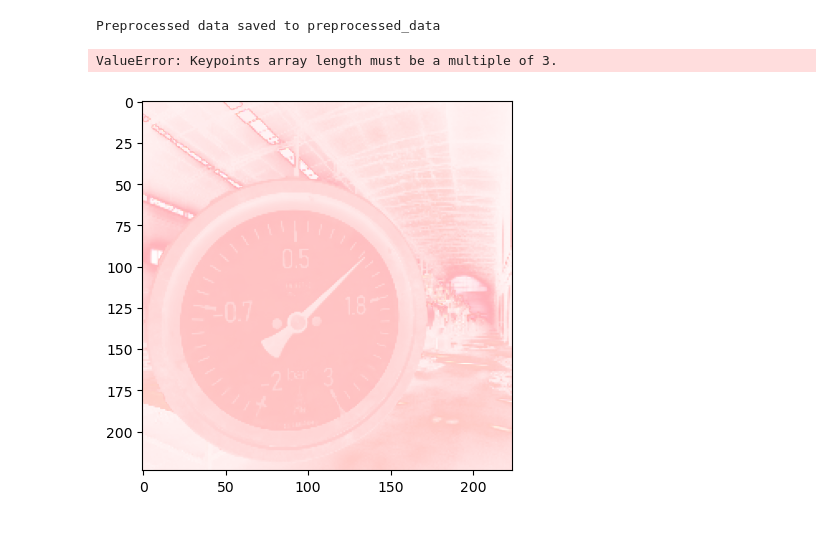
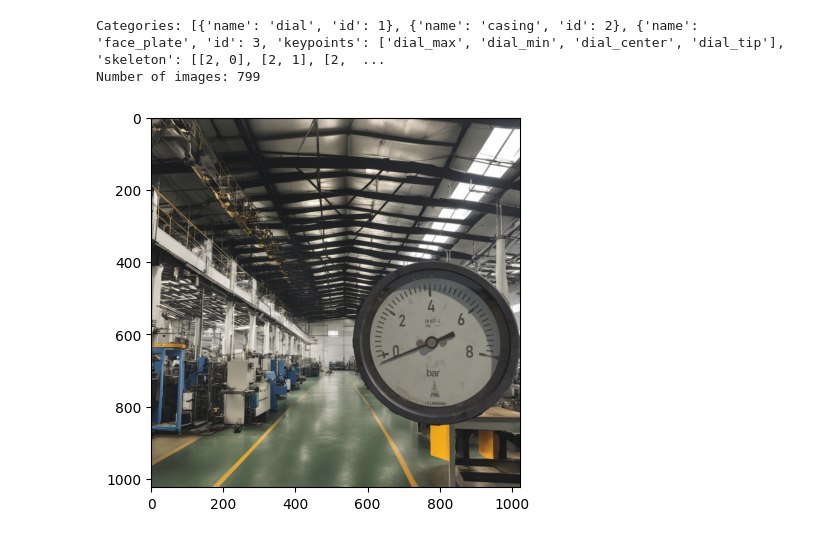
Before and after one commit to FaizalJnu/gnprc-domi-app, a Jupyter notebook: Model/preprocess.ipynb, the cells around one changed output. Saved outputs shown, nothing was run; the diff lists cells and outputs as text; code cells hidden in the pictures.

```diff
--- a/Model/preprocess.ipynb
+++ b/Model/preprocess.ipynb
@@ -140,15 +1,62 @@ def save_preprocessed_data(X, y_keypoints, y_bboxes, output_dir="preprocessed_da
-# %%
-# Preprocess dataset
-X, y_keypoints, y_bboxes, y_values = preprocess_dataset(
-    IMAGES_FOLDER, ANNOTATION_FILE, OUTPUT_SIZE
-)
-
-# Save data for training
-save_preprocessed_data(X, y_keypoints, y_bboxes)
-
-# Visualize sample data
-visualize_image(X[0], y_keypoints[0], y_bboxes[0])
-# %% [output]
-Preprocessed data saved to preprocessed_data
-ValueError: Keypoints array length must be a multiple of 3.
-[figure, removed]
+# %%
+import json
+import os
+import warnings
+# ignore warnings
+warnings.filterwarnings("ignore")
+
+def load_coco_annotations(annotation_path):
+    with open(annotation_path, 'r') as f:
+        coco_data = json.load(f)
+    return coco_data
+
+# Example usage
+annotations = load_coco_annotations('../datasets/archive/sample_synth_datasets/ds5.0/train__inst_coco.json')
+print("Categories:", annotations['categories'])
+print("Number of images:", len(annotations['images']))
+# %% [output]
+Categories: [{'name': 'dial', 'id': 1}, {'name': 'casing', 'id': 2}, {'name': 'face_plate', 'id': 3, 'keypoints': ['dial_max', 'dial_min', 'dial_center', 'dial_tip'], 'skeleton': [[2, 0], [2, 1], [2,  ...
+Number of images: 799
+# %%
+import cv2
+import matplotlib.pyplot as plt
+
+def draw_bounding_boxes(image_path, bboxes, image_metadata):
+    """
+    Draw bounding boxes on an image.
+
+    Args:
+        image_path (str): Path to the image.
+        bboxes (list): List of bounding boxes [[x, y, w, h], ...].
+        image_metadata (dict): Contains width and height of the image.
+
+    Returns:
+        Annotated image.
+    """
+    img = cv2.imread(image_path)
+    img = cv2.cvtColor(img, cv2.COLOR_BGR2RGB)
+
+    for bbox in bboxes:
+        x, y, w, h = bbox
+        # Scale bbox coordinates to the image size if they are normalized
+        x = int(x * image_metadata['width'])
+        y = int(y * image_metadata['height'])
+        w = int(w * image_metadata['width'])
+        h = int(h * image_metadata['height'])
+
+        # Draw rectangle
+        cv2.rectangle(img, (x, y), (x + w, y + h), (255, 0, 0), 2)
+
+    return img
+
+# Example usage
+coco_annotations = load_coco_annotations('../datasets/archive/sample_synth_datasets/ds5.0/train__inst_coco.json')
+image_metadata = coco_annotations['images'][0]
+image_path = f"../datasets/archive/sample_synth_datasets/ds5.0/{image_metadata['file_name']}"
+annotations = [ann['bbox'] for ann in coco_annotations['annotations'] if ann['image_id'] == image_metadata['id']]
+annotated_img = draw_bounding_boxes(image_path, annotations, image_metadata)
+
+plt.imshow(annotated_img)
+plt.show()
+# %% [output]
+[figure, added]
```
Also changed, not shown: parts of 16 cells of this notebook, 2 other files.
